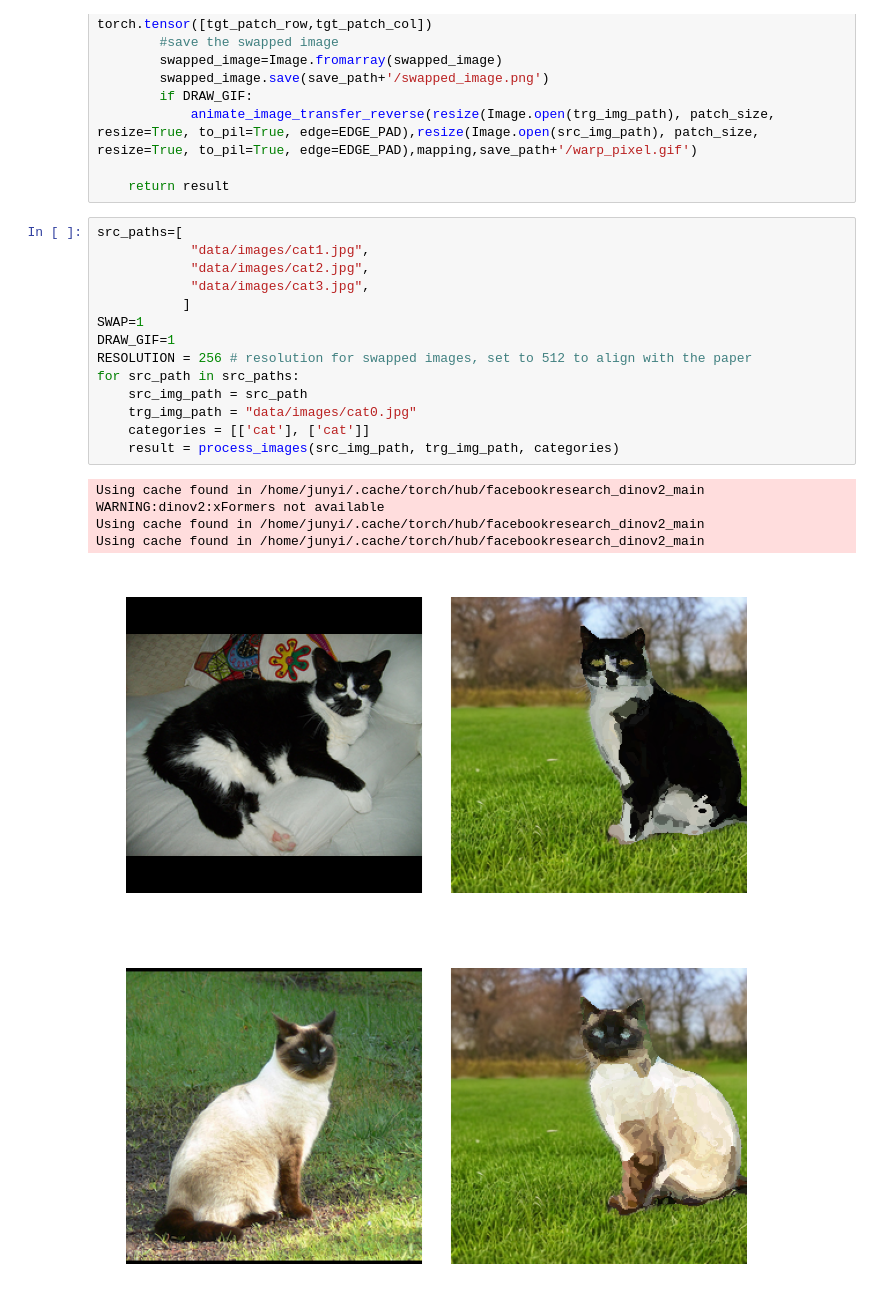
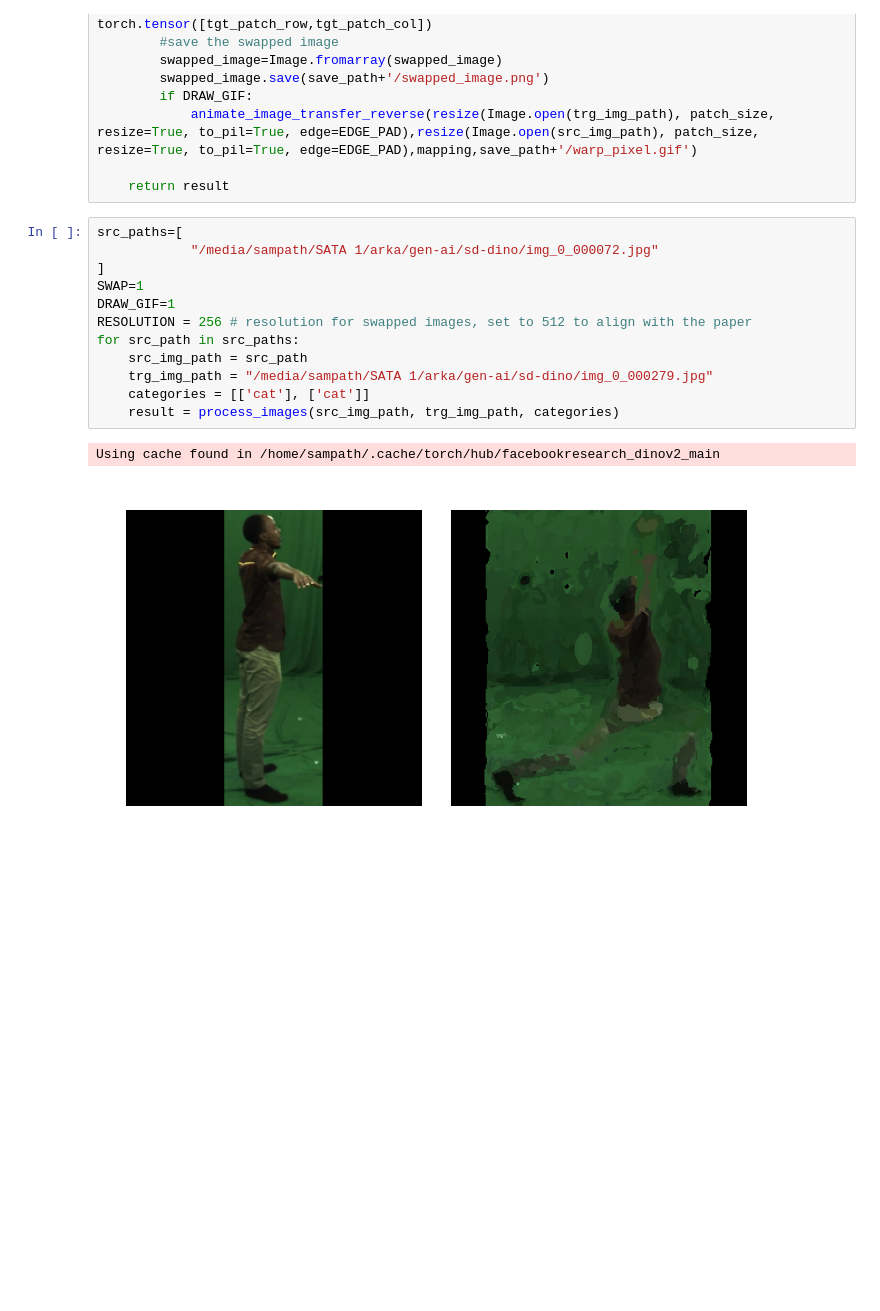
Before and after one commit to Arka-h/sd_dino-3dhp, a Jupyter notebook: demo_swap.ipynb, the cells around one changed output. Saved outputs shown, nothing was run; the diff lists cells and outputs as text; blank space fills up the shorter version.

```diff
--- a/demo_swap.ipynb
+++ b/demo_swap.ipynb
@@ -258,22 +272,16 @@ def process_images(src_img_path,trg_img_path,categories):
     return result
 # %%
 src_paths=[
-            "data/images/cat1.jpg",
-            "data/images/cat2.jpg",
-            "data/images/cat3.jpg",
-           ]
+            "/media/sampath/SATA 1/arka/gen-ai/sd-dino/img_0_000072.jpg"
+]
 SWAP=1
 DRAW_GIF=1
 RESOLUTION = 256 # resolution for swapped images, set to 512 to align with the paper
 for src_path in src_paths:
     src_img_path = src_path
-    trg_img_path = "data/images/cat0.jpg"
+    trg_img_path = "/media/sampath/SATA 1/arka/gen-ai/sd-dino/img_0_000279.jpg"
     categories = [['cat'], ['cat']]
     result = process_images(src_img_path, trg_img_path, categories)
 # %% [output]
-Using cache found in /home/junyi/.cache/torch/hub/facebookresearch_dinov2_main
-WARNING:dinov2:xFormers not available
-Using cache found in /home/junyi/.cache/torch/hub/facebookresearch_dinov2_main
-Using cache found in /home/junyi/.cache/torch/hub/facebookresearch_dinov2_main
+Using cache found in /home/sampath/.cache/torch/hub/facebookresearch_dinov2_main
-[figure, old version]
+[figure, new version]
-[figure, removed]
```
Also changed, not shown: parts of 2 cells of this notebook, 6 other files.
